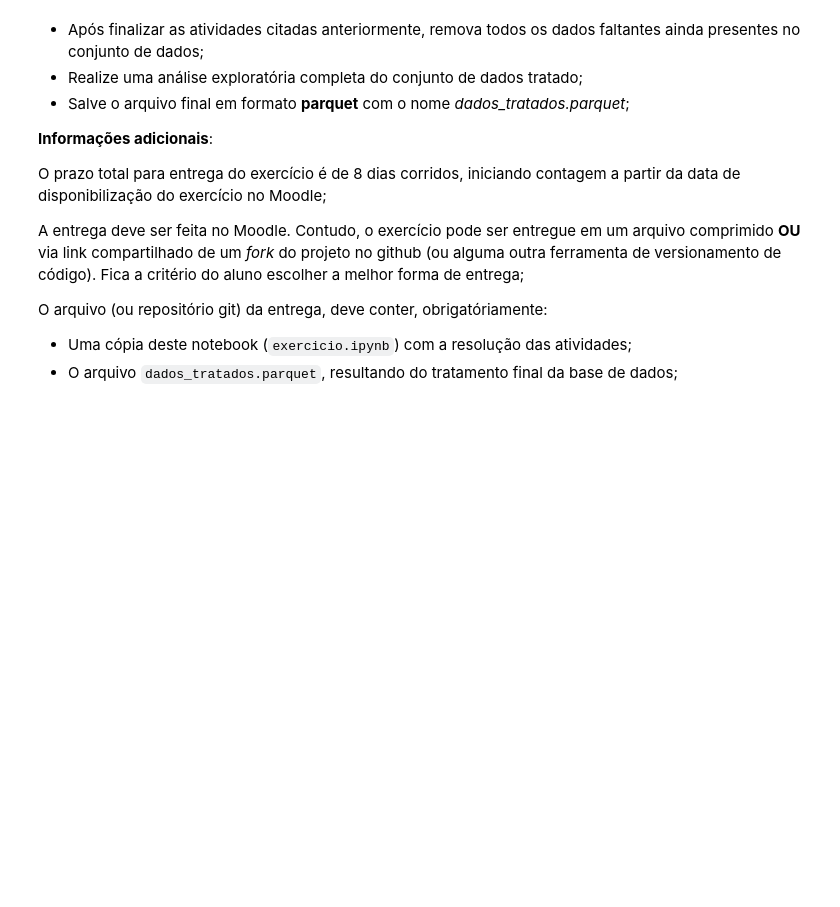
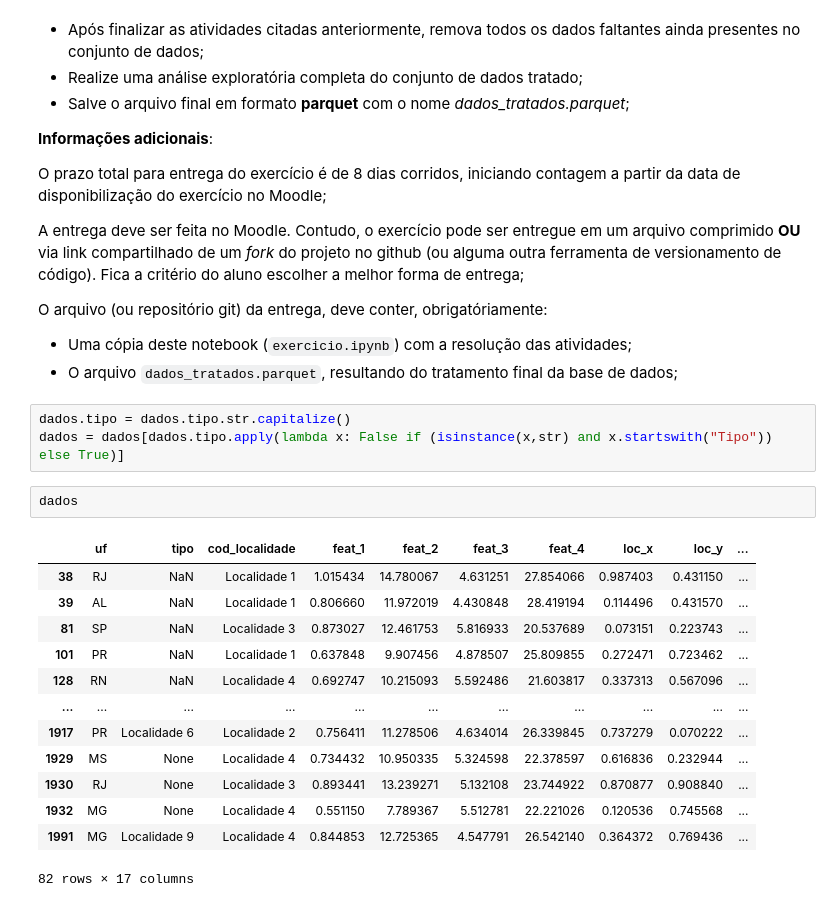
Before and after one commit to victorwasz/datamining-utfpr-2023, a Jupyter notebook: aula_2_e_3/Copia_exercicio_01.ipynb, the cells around one changed output. Drawn from its saved outputs; the diff is of its cells as text; blank space fills up the shorter version.

```diff
--- a/aula_2_e_3/Copia_exercicio_01.ipynb
+++ b/aula_2_e_3/Copia_exercicio_01.ipynb
@@ -339,3 +358,22 @@ A entrega deve ser feita no Moodle. Contudo, o exercício pode ser entregue em u
 O arquivo (ou repositório git) da entrega, deve conter, obrigatóriamente:
 - Uma cópia deste notebook (`exercicio.ipynb`) com a resolução das atividades;
 - O arquivo `dados_tratados.parquet`, resultando do tratamento final da base de dados;
+# %%
+dados.tipo = dados.tipo.str.capitalize()
+dados = dados[dados.tipo.apply(lambda x: False if (isinstance(x,str) and x.startswith("Tipo")) else True)]
+# %%
+dados
+# %% [output]
+|  | uf | tipo | cod_localidade | feat_1 | feat_2 | feat_3 | feat_4 | loc_x | loc_y | ... |
+| 38 | RJ | NaN | Localidade 1 | 1.015434 | 14.780067 | 4.631251 | 27.854066 | 0.987403 | 0.431150 | ... |
+| 39 | AL | NaN | Localidade 1 | 0.806660 | 11.972019 | 4.430848 | 28.419194 | 0.114496 | 0.431570 | ... |
+| 81 | SP | NaN | Localidade 3 | 0.873027 | 12.461753 | 5.816933 | 20.537689 | 0.073151 | 0.223743 | ... |
+| 101 | PR | NaN | Localidade 1 | 0.637848 | 9.907456 | 4.878507 | 25.809855 | 0.272471 | 0.723462 | ... |
+| 128 | RN | NaN | Localidade 4 | 0.692747 | 10.215093 | 5.592486 | 21.603817 | 0.337313 | 0.567096 | ... |
+| ... | ... | ... | ... | ... | ... | ... | ... | ... | ... | ... |
+| 1917 | PR | Localidade 6 | Localidade 2 | 0.756411 | 11.278506 | 4.634014 | 26.339845 | 0.737279 | 0.070222 | ... |
+| 1929 | MS | None | Localidade 4 | 0.734432 | 10.950335 | 5.324598 | 22.378597 | 0.616836 | 0.232944 | ... |
+| 1930 | RJ | None | Localidade 3 | 0.893441 | 13.239271 | 5.132108 | 23.744922 | 0.870877 | 0.908840 | ... |
+| 1932 | MG | None | Localidade 4 | 0.551150 | 7.789367 | 5.512781 | 22.221026 | 0.120536 | 0.745568 | ... |
+| 1991 | MG | Localidade 9 | Localidade 4 | 0.844853 | 12.725365 | 4.547791 | 26.542140 | 0.364372 | 0.769436 | ... |
+82 rows × 17 columns
```
Also changed, not shown: parts of 10 cells of this notebook.
